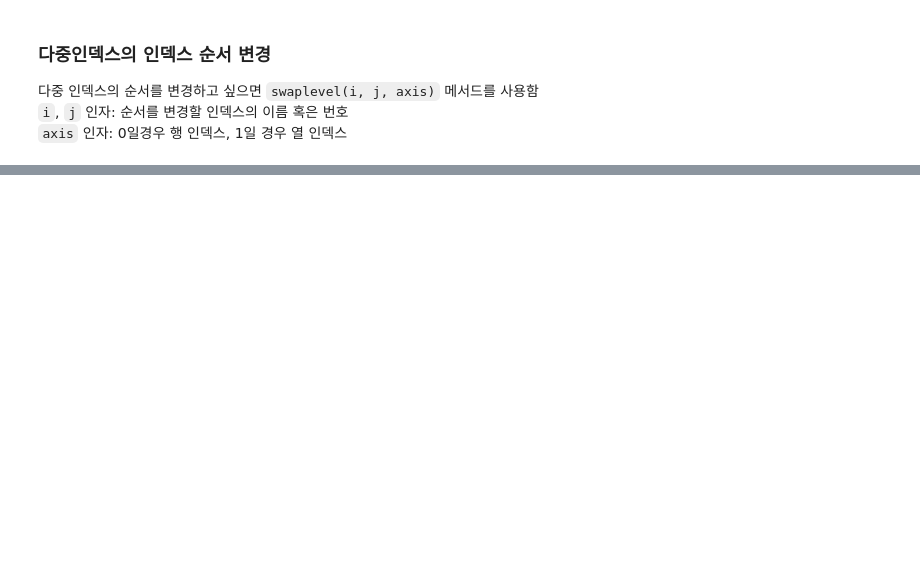
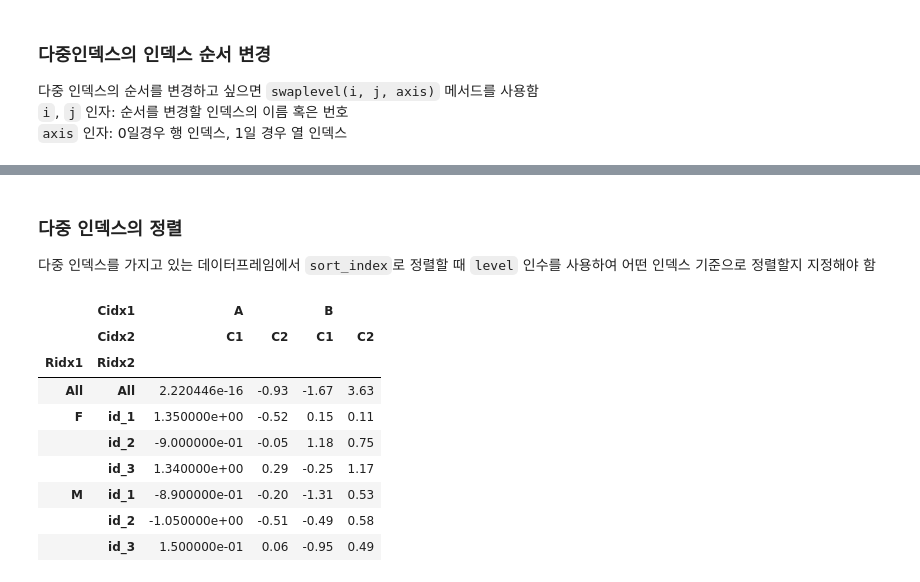
Before and after one commit to kia0919/ptyhon, a Jupyter notebook: pandas_data_analysis/pandas_multi.ipynb, the cells around one changed output, grey strips where cells are left out. Drawn from its saved outputs; the diff is of its cells as text; code cells hidden in the pictures; blank space fills up the shorter version.

```diff
--- a/pandas_data_analysis/pandas_multi.ipynb
+++ b/pandas_data_analysis/pandas_multi.ipynb
@@ -87,0 +288,16 @@ df2.swaplevel('Cidx1', 'Cidx2', 1)
+# %% [markdown]
+### 다중 인덱스의 정렬
+다중 인덱스를 가지고 있는 데이터프레임에서 `sort_index`로 정렬할 때 `level` 인수를 사용하여 어떤 인덱스 기준으로 정렬할지 지정해야 함
+# %%
+df2.sort_index(level=0)
+# %% [output]
+|  | Cidx1 | A |  | B |  |
+|  | Cidx2 | C1 | C2 | C1 | C2 |
+| Ridx1 | Ridx2 |  |  |  |  |
+| All | All | 2.220446e-16 | -0.93 | -1.67 | 3.63 |
+| F | id_1 | 1.350000e+00 | -0.52 | 0.15 | 0.11 |
+|  | id_2 | -9.000000e-01 | -0.05 | 1.18 | 0.75 |
+|  | id_3 | 1.340000e+00 | 0.29 | -0.25 | 1.17 |
+| M | id_1 | -8.900000e-01 | -0.20 | -1.31 | 0.53 |
+|  | id_2 | -1.050000e+00 | -0.51 | -0.49 | 0.58 |
+|  | id_3 | 1.500000e-01 | 0.06 | -0.95 | 0.49 |
```
Also changed, not shown: parts of 33 cells of this notebook.
